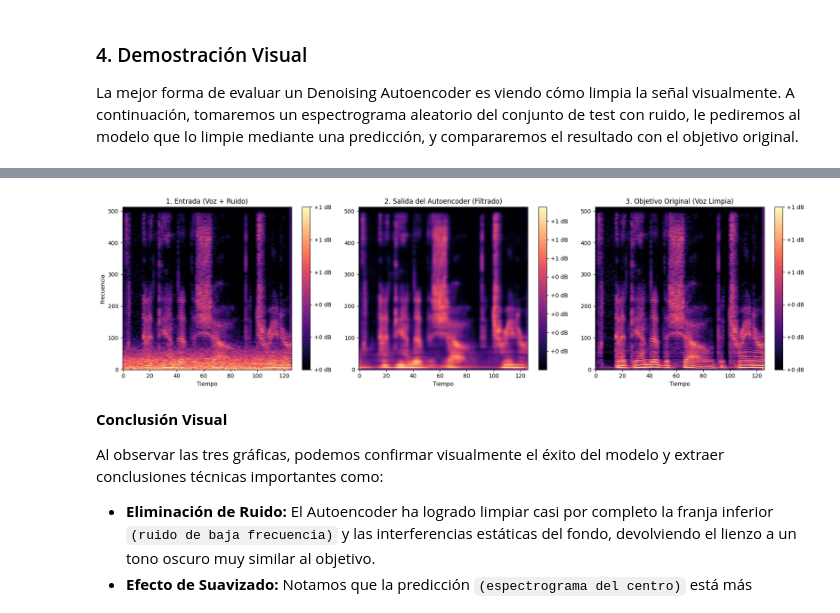
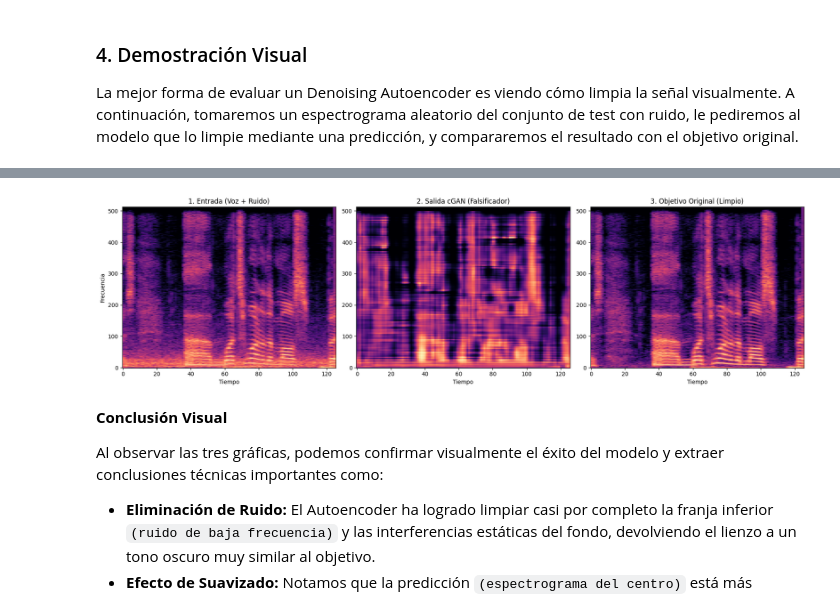
Before and after one commit to Negerty48/voice-denoising-autoencoder, a Jupyter notebook: notebooks/denoising_autoencoder.ipynb, the cells around one changed output, grey strips where cells are left out. Saved outputs shown, nothing was run; the diff lists cells and outputs as text; code cells hidden in the pictures.

```diff
--- a/notebooks/denoising_autoencoder.ipynb
+++ b/notebooks/denoising_autoencoder.ipynb
@@ -352,11 +422,10 @@ Modelo entrenado y guardado correctamente.
 
 El modelo se ha entrenado correctamente y el `EarlyStopping` se activó restableciendo los pesos a los de la epoch 28, pero para medir su rendimiento real debemos evaluarlo con el conjunto de `Test`.
 # %%
-from tensorflow.keras.models import load_model
+generator.compile(optimizer='adam', loss='mse', metrics=['mae'])
+test_loss_gan, test_mae_gan = generator.evaluate(X_test, Y_test, verbose=1)
 
-autoencoder = load_model("../models/denoising_autoencoder.keras")
-test_loss, test_mae = autoencoder.evaluate(X_test, Y_test, verbose=1)
-
-print(f"Error Cuadrático Medio (MSE) en Test: {test_loss:.4f}")
-print(f"Error Absoluto Medio (MAE) en Test: {test_mae:.4f}")
+print("-" * 30)
+print(f"Error Cuadrático Medio (MSE) en Test: {test_loss_gan:.4f}")
+print(f"Error Absoluto Medio (MAE) en Test: {test_mae_gan:.4f}")
 # %% [output]
@@ -372,44 +442,39 @@ Error Absoluto Medio (MAE) en Test: 0.0636
 
 La mejor forma de evaluar un Denoising Autoencoder es viendo cómo limpia la señal visualmente. A continuación, tomaremos un espectrograma aleatorio del conjunto de test con ruido, le pediremos al modelo que lo limpie mediante una predicción, y compararemos el resultado con el objetivo original.
 # %%
-# Indice aleatorio de test
+import matplotlib.pyplot as plt
+import random
+
+# Seleccionamos un índice aleatorio
 idx = random.randint(0, len(X_test) - 1)
 
-# Extraemos la entrada ruidosa y limpia
 sample_corrupto = np.expand_dims(X_test[idx], axis=0)
 sample_limpio = Y_test[idx]
 
-# Lo pasamos por el modelo
-prediccion = autoencoder.predict(sample_corrupto)
+# Pasamos el espectrograma por el Generador GAN
+prediccion_gan = generator.predict(sample_corrupto)
 
-# Quitamos la dimensión del batch y del canal para poder dibujarlos
 img_corrupta = np.squeeze(sample_corrupto)
-img_prediccion = np.squeeze(prediccion)
+img_prediccion = np.squeeze(prediccion_gan)
 img_limpia = np.squeeze(sample_limpio)
 
 plt.figure(figsize=(18, 5))
 
-# Con Ruido
 plt.subplot(1, 3, 1)
 plt.title("1. Entrada (Voz + Ruido)")
 plt.imshow(img_corrupta, aspect='auto', origin='lower', cmap='magma')
+plt.ylabel("Frecuencia")
 plt.xlabel("Tiempo")
-plt.ylabel("Frecuencia")
-plt.colorbar(format='%+2.0f dB')
 
-# Predicción del Autoencoder
 plt.subplot(1, 3, 2)
-plt.title("2. Salida del Autoencoder (Filtrado)")
+plt.title("2. Salida cGAN (Falsificador)")
 plt.imshow(img_prediccion, aspect='auto', origin='lower', cmap='magma')
 plt.xlabel("Tiempo")
-plt.colorbar(format='%+2.0f dB')
 
-# Limpia
 plt.subplot(1, 3, 3)
-plt.title("3. Objetivo Original (Voz Limpia)")
+plt.title("3. Objetivo Original (Limpio)")
 plt.imshow(img_limpia, aspect='auto', origin='lower', cmap='magma')
 plt.xlabel("Tiempo")
-plt.colorbar(format='%+2.0f dB')
 
 plt.tight_layout()
 plt.show()
@@ -418,4 +483,4 @@ plt.show()
-[figure, old version]
+[figure, new version]
 # %% [markdown]
 **Conclusión Visual**
 
```
Also changed, not shown: parts of 10 cells of this notebook, 6 other files.
